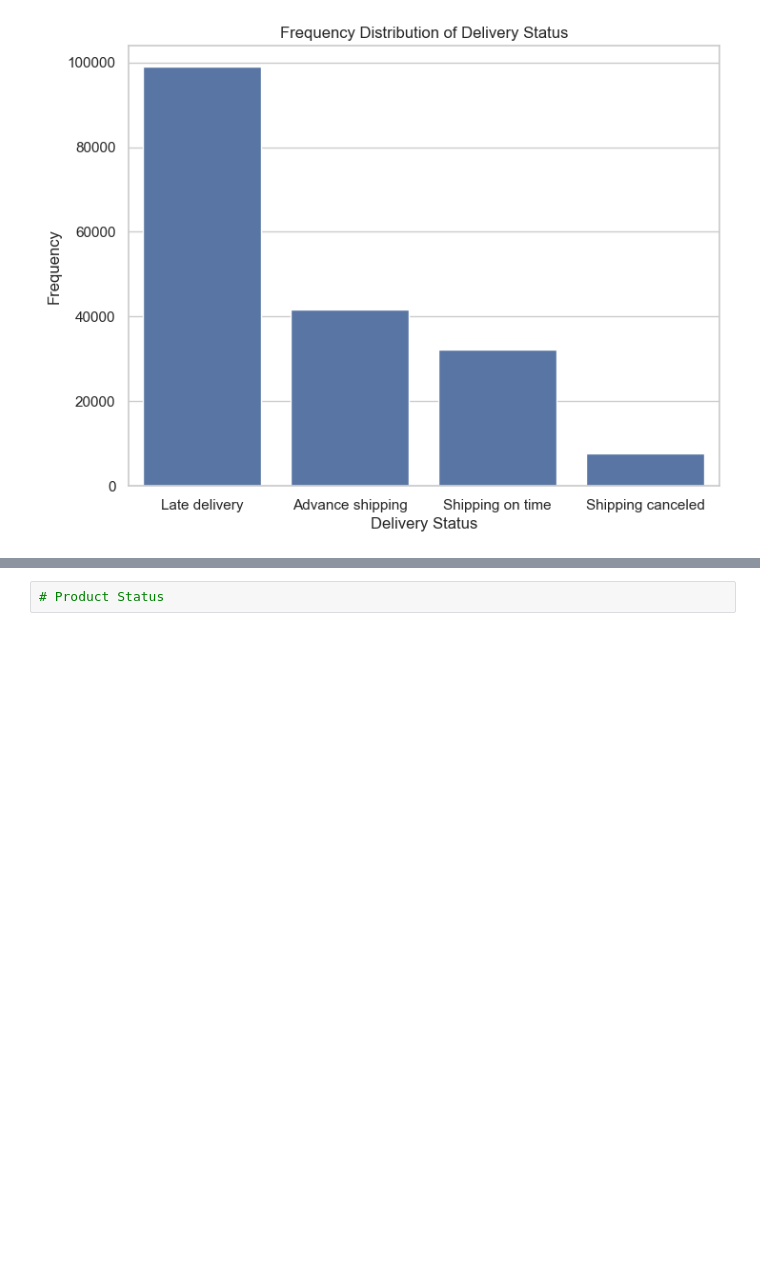
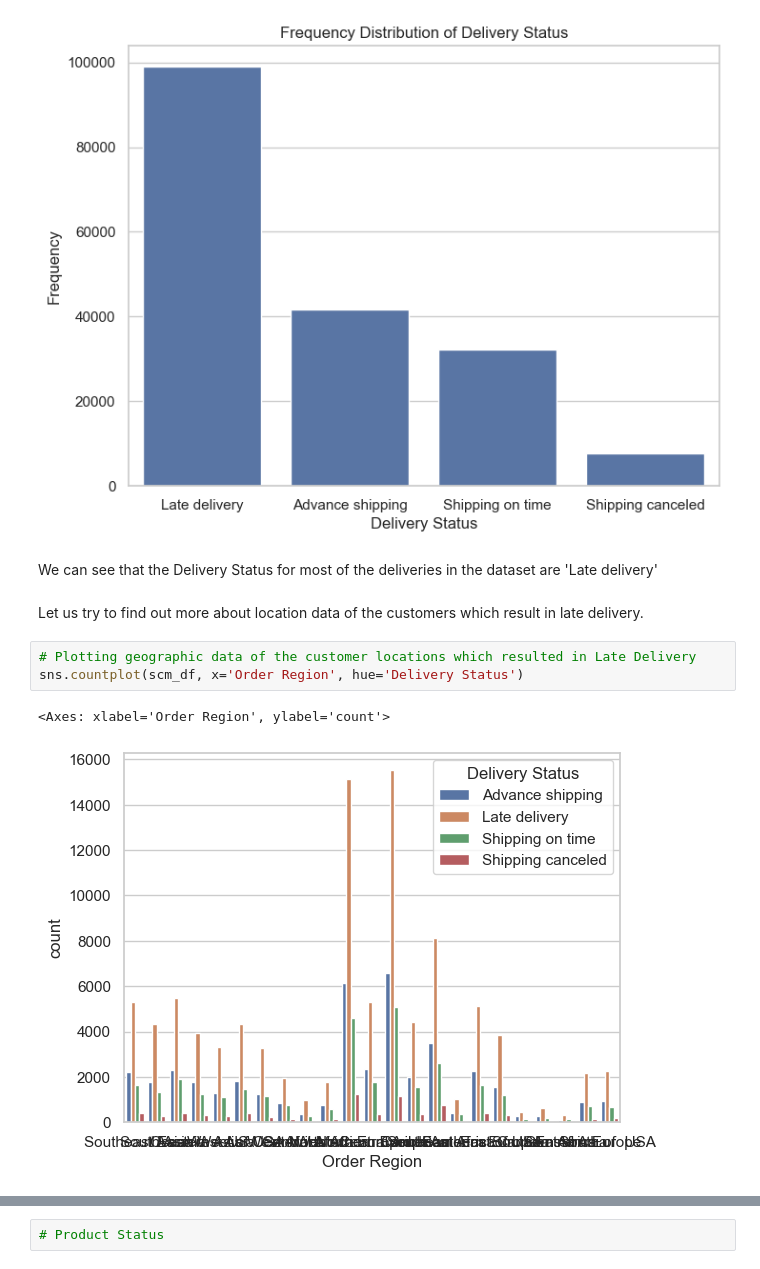
Before and after one commit to rkaushick-neu/info6105-data_science, a Jupyter notebook: MidTermProject/RishLK_MidTermProject.ipynb, the cells around one changed output, grey strips where cells are left out. Saved outputs shown, nothing was run; the diff lists cells and outputs as text; blank space fills up the shorter version.

```diff
--- a/MidTermProject/RishLK_MidTermProject.ipynb
+++ b/MidTermProject/RishLK_MidTermProject.ipynb
@@ -131,3 +191,13 @@ plt.title("Frequency Distribution of Delivery Status")
 # %% [output]
 Text(0.5, 1.0, 'Frequency Distribution of Delivery Status')
 [figure]
+# %% [markdown]
+We can see that the Delivery Status for most of the deliveries in the dataset are 'Late delivery'
+# %% [markdown]
+Let us try to find out more about location data of the customers which result in late delivery.
+# %%
+# Plotting geographic data of the customer locations which resulted in Late Delivery
+sns.countplot(scm_df, x='Order Region', hue='Delivery Status')
+# %% [output]
+<Axes: xlabel='Order Region', ylabel='count'>
+[figure, added]
```
Also changed, not shown: parts of 14 cells of this notebook.
